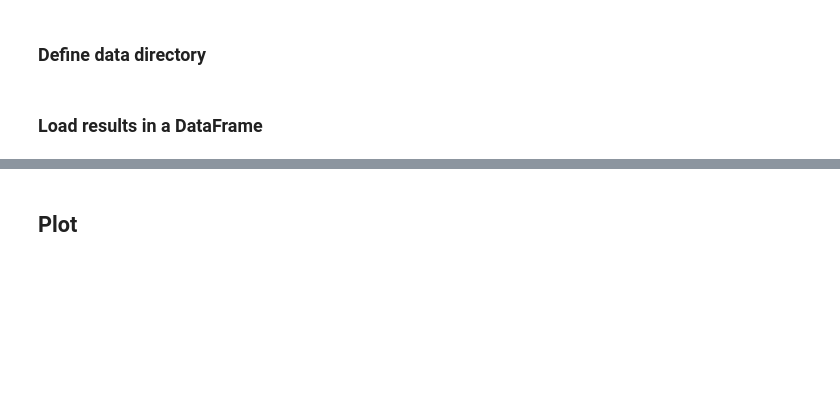
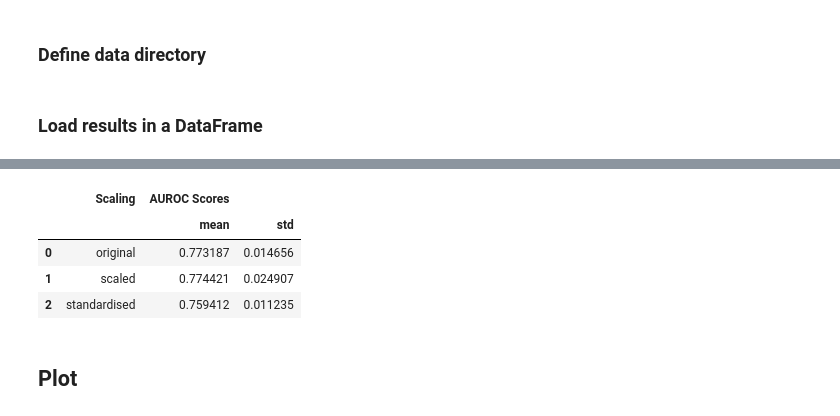
Before and after one commit to ryashpal/eICU-EHR-Pipeline, a Jupyter notebook: notebooks/sepsis_icd_cohort/experiments/03_standardisation_analysis/analysis.ipynb, the cells around one changed output, grey strips where cells are left out. Drawn from its saved outputs; the diff is of its cells as text; code cells hidden in the pictures; blank space fills up the shorter version.

```diff
--- a/notebooks/sepsis_icd_cohort/experiments/03_standardisation_analysis/analysis.ipynb
+++ b/notebooks/sepsis_icd_cohort/experiments/03_standardisation_analysis/analysis.ipynb
@@ -150,3 +169,14 @@ boxPlotDf = pd.DataFrame(data, columns=['Scaling', 'AUROC Scores'])
+# %%
+import numpy as np
+
+
+boxPlotDf.groupby('Scaling').agg(['mean', np.std]).reset_index()
+# %% [output]
+|  | Scaling | AUROC Scores |  |
+|  |  | mean | std |
+| 0 | original | 0.773187 | 0.014656 |
+| 1 | scaled | 0.774421 | 0.024907 |
+| 2 | standardised | 0.759412 | 0.011235 |
 # %% [markdown]
 ## Plot
 # %%
```
Also changed, not shown: parts of 1 cell of this notebook, 3 other files.
